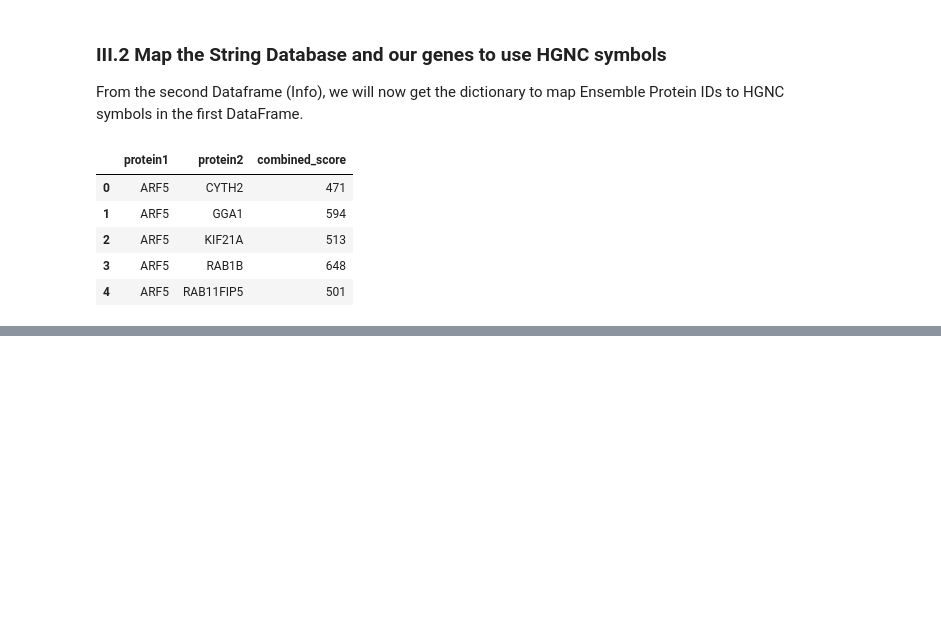
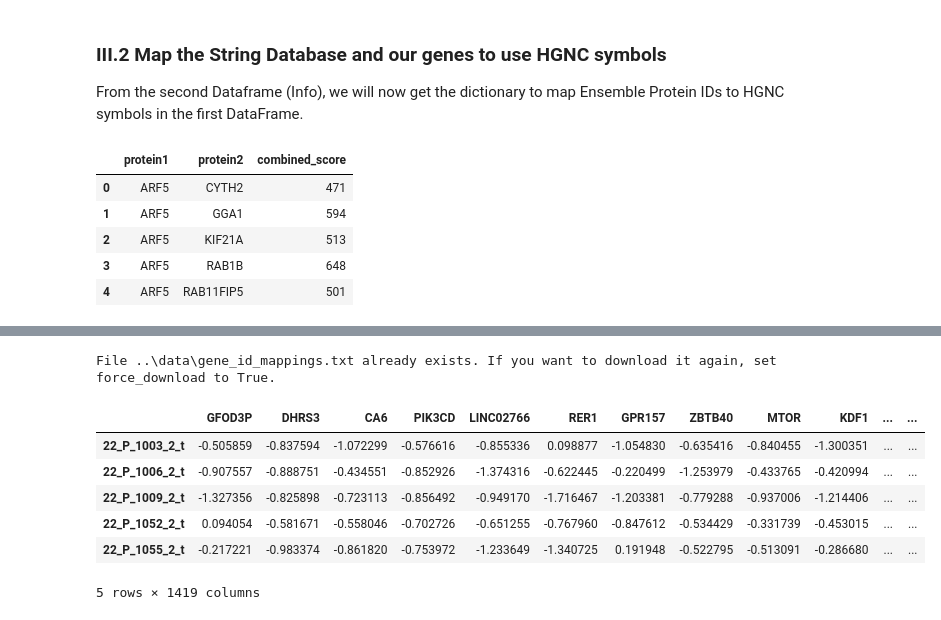
Before and after one commit to DavidosRB/Python-DiCE, a Jupyter notebook: notebooks/example_workflow.ipynb, the cells around one changed output, grey strips where cells are left out. Cells and saved outputs as stored; diff of their text form; code cells hidden in the pictures; blank space fills up the shorter version.

Commit message:
Added Expression data mapping to HGNC symbols

```diff
--- a/notebooks/example_workflow.ipynb
+++ b/notebooks/example_workflow.ipynb
@@ -417,5 +426,5 @@ For the previously defined HGNC IDs we used, we can re-use the `gene_id_mapping.
 # %%
-def get_hgncid_symbol_mappings(force_download: bool = False)-> dict[str, str]:
+def map_hgncid_to_symbols(filtered_ig_df: pd.DataFrame, force_download: bool = False) -> pd.DataFrame:
     url = "https://www.genenames.org/cgi-bin/download/custom?col=gd_hgnc_id&col=gd_app_sym&col=gd_pub_eg_id&col=gd_pub_ensembl_id&status=Approved&status=Entry%20Withdrawn&hgnc_dbtag=on&order_by=gd_hgnc_id&format=text&submit=submit"
     gene_id_mappings_file_path = os.path.join("..", "data", "gene_id_mappings.txt")
 
@@ -428,3 +437,28 @@ def get_hgncid_symbol_mappings(force_download: bool = False)-> dict[str, str]:
         print(f"File saved to {gene_id_mappings_file_path}")
     else:
         print(f"File {gene_id_mappings_file_path} already exists. If you want to download it again, set force_download to True.")
+
+    hgncid_symbol_mapping_dict = {}
+
+    gene_id_df = pd.read_csv(os.path.join("..", "data", "gene_id_mappings.txt"), sep="\t", dtype={"NCBI Gene ID": str})
+
+    for _, row in gene_id_df.iterrows():
+        hgncid_symbol_mapping_dict[row["HGNC ID"]] = row["Approved symbol"]
+
+
+    mapped_filtered_ig_df = filtered_ig_df.copy()
+    mapped_filtered_ig_df.rename(columns=hgncid_symbol_mapping_dict, inplace=True)
+
+    return mapped_filtered_ig_df
+# %%
+mapped_filtered_ig_df = map_hgncid_to_symbols(filtered_ig_df=filtered_ig_df, force_download=False)
+mapped_filtered_ig_df.head()
+# %% [output]
+File ..\data\gene_id_mappings.txt already exists. If you want to download it again, set force_download to True.
+|  | GFOD3P | DHRS3 | CA6 | PIK3CD | LINC02766 | RER1 | GPR157 | ZBTB40 | MTOR | KDF1 | ... | ... |
+| 22_P_1003_2_t | -0.505859 | -0.837594 | -1.072299 | -0.576616 | -0.855336 | 0.098877 | -1.054830 | -0.635416 | -0.840455 | -1.300351 | ... | ... |
+| 22_P_1006_2_t | -0.907557 | -0.888751 | -0.434551 | -0.852926 | -1.374316 | -0.622445 | -0.220499 | -1.253979 | -0.433765 | -0.420994 | ... | ... |
+| 22_P_1009_2_t | -1.327356 | -0.825898 | -0.723113 | -0.856492 | -0.949170 | -1.716467 | -1.203381 | -0.779288 | -0.937006 | -1.214406 | ... | ... |
+| 22_P_1052_2_t | 0.094054 | -0.581671 | -0.558046 | -0.702726 | -0.651255 | -0.767960 | -0.847612 | -0.534429 | -0.331739 | -0.453015 | ... | ... |
+| 22_P_1055_2_t | -0.217221 | -0.983374 | -0.861820 | -0.753972 | -1.233649 | -1.340725 | 0.191948 | -0.522795 | -0.513091 | -0.286680 | ... | ... |
+5 rows × 1419 columns
```
Also changed, not shown: parts of 4 cells of this notebook.
